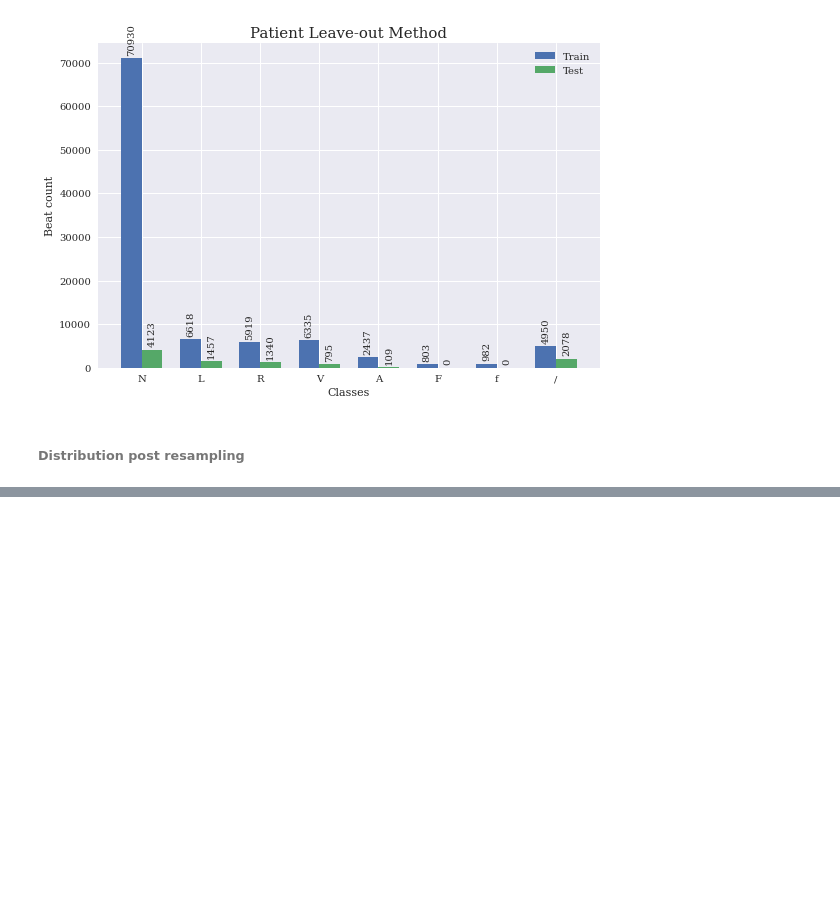
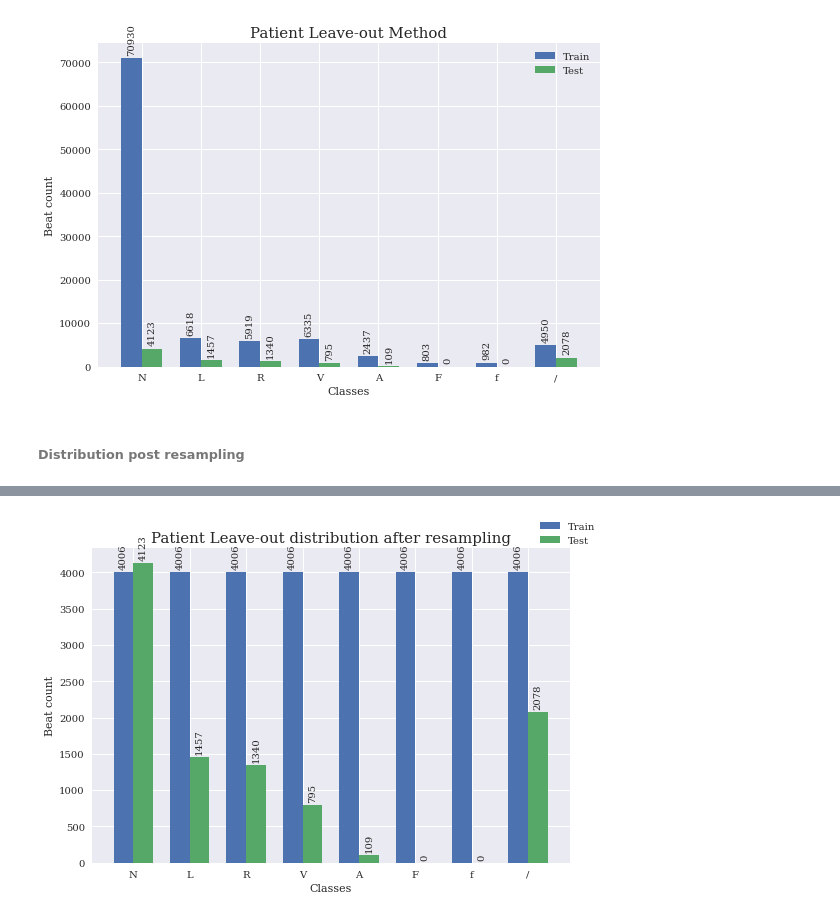
Before and after one commit to anurajt-cloud/level4_dissertation, a Jupyter notebook: graphs.ipynb, the cells around one changed output, grey strips where cells are left out. Saved outputs shown, nothing was run; the diff lists cells and outputs as text; code cells hidden in the pictures; blank space fills up the shorter version.

```diff
--- a/graphs.ipynb
+++ b/graphs.ipynb
@@ -716,0 +747,36 @@ plt.show()
+# %%
+pl_train = np.loadtxt("./Data/train_patients_fc.csv", delimiter=",")
+pl_test = np.loadtxt("./Data/test_patients_fc.csv", delimiter=",")
+# %%
+train_df = pd.DataFrame(pl_train)
+test_df = pd.DataFrame(pl_test)
+labels = ['N','L','R','V','A','F','f','/']
+
+train_count = train_df[460].value_counts().sort_index()
+test_count = test_df[460].value_counts()
+test_count[6.0] = 0
+test_count[7.0] = 0
+test_count = test_count.sort_index()
+# %%
+x = np.arange(1,len(labels)+1)  # the label locations
+width = 0.35  # the width of the bars
+plt.style.use('seaborn')
+plt.rcParams.update({'font.family':'serif'})
+fig, ax = plt.subplots()
+rects1 = ax.bar(x - width/2, train_count, width, label='Train')
+rects2 = ax.bar(x + width/2, test_count, width, label='Test')
+# Add some text for labels, title and custom x-axis tick labels, etc.
+ax.set_ylabel('Beat count', fontsize=11)
+ax.set_xlabel('Classes', fontsize=11)
+ax.set_title('Patient Leave-out distribution after resampling', fontsize=15)
+ax.set_xticks(x, labels)
+ax.legend(borderaxespad=-3)
+
+ax.bar_label(rects1, padding=3, rotation=90, fontsize=10)
+ax.bar_label(rects2, padding=3, rotation=90, fontsize=10)
+
+fig.tight_layout()
+plt.savefig("./images/pres_plom_r.png", dpi=400)
+plt.show()
+# %% [output]
+[figure, added]
```
Also changed, not shown: parts of 4 cells of this notebook, 1 other file.
